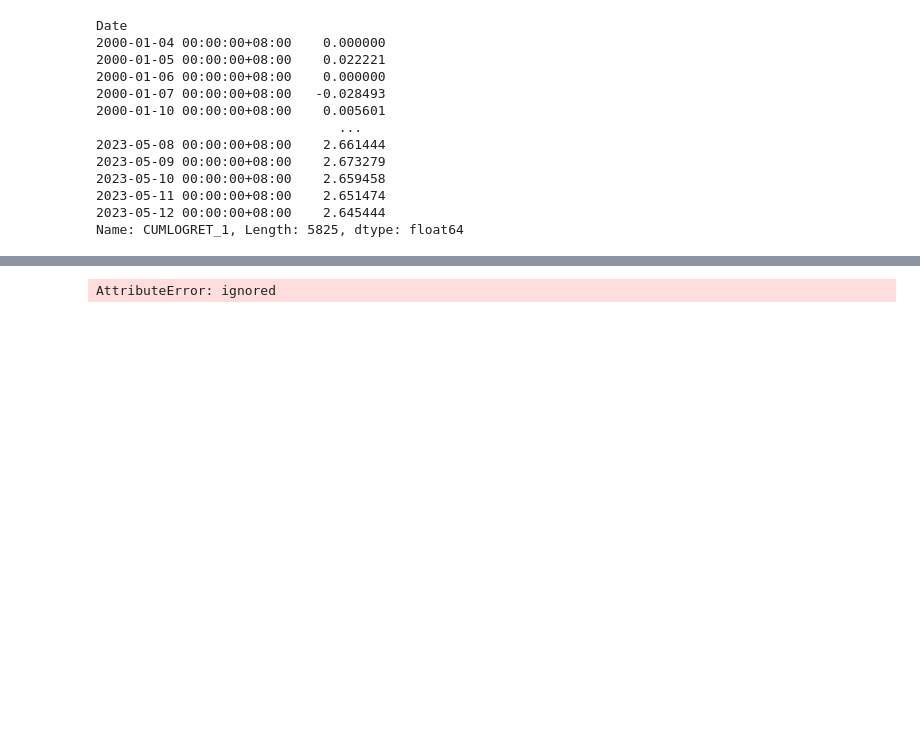
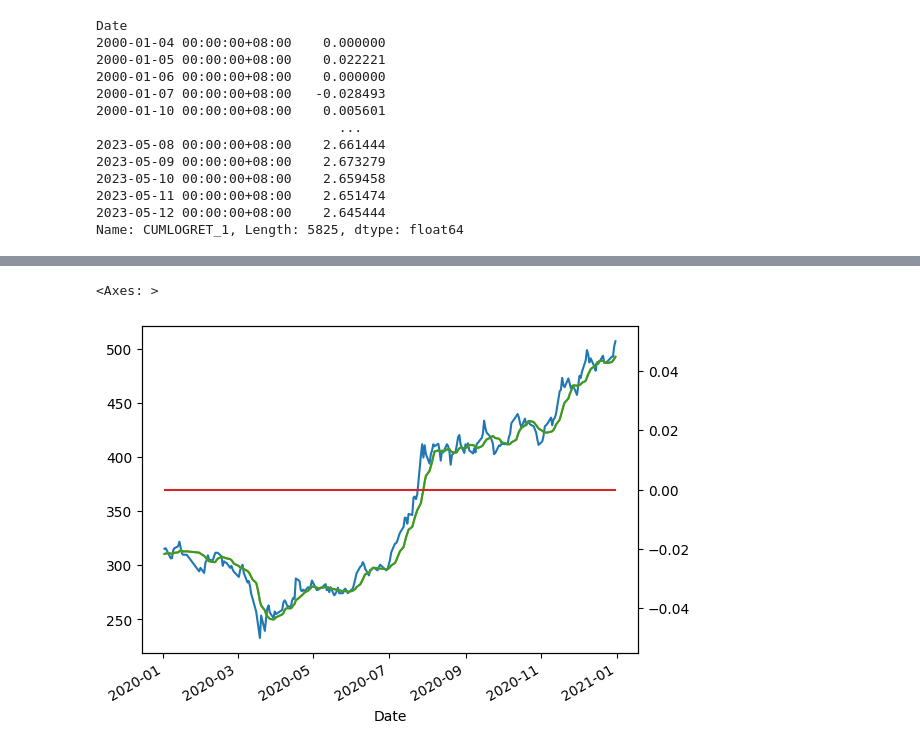
Before and after one commit to webclinic017/trade-backtest, a Jupyter notebook: 3-backtesting/backtesting4_yfinance_ta_2330.ipynb, the cells around one changed output, grey strips where cells are left out. Cells and saved outputs as stored; diff of their text form; code cells hidden in the pictures; blank space fills up the shorter version.

```diff
--- a/3-backtesting/backtesting4_yfinance_ta_2330.ipynb
+++ b/3-backtesting/backtesting4_yfinance_ta_2330.ipynb
@@ -111,25 +111,26 @@ Name: SMA_10, Length: 5822, dtype: float64
 # %%
 #import talib
 
 # compute simple moving average using talib
-sma1 = ta.SMA(df.Close, timeperiod=20)
-sma2 = ta.SMA(df.Close, timeperiod=60)
+sma1 = ta.sma(df.Close, timeperiod=20)
+sma2 = ta.sma(df.Close, timeperiod=60)
 
 # compute buy and sell signals (golden cross and death cross)
 signal_long = (sma1 > sma2) & (sma1.shift() < sma2.shift())
 signal_short = (sma1 < sma2) & (sma1.shift() > sma2.shift())
 
 # combine long and short signals
 signal = signal_long.copy()
 signal[signal_short] = -1
 
 # plot
 df.Close['2020'].plot()
 sma1['2020'].plot()
 sma2['2020'].plot()
 signal['2020'].astype(int).plot(secondary_y=True)
 # %% [output]
-AttributeError: ignored
+<Axes: >
+[figure, added]
 # %%
 from backtesting import Backtest, Strategy
 
```
Also changed, not shown: parts of 4 cells of this notebook.
